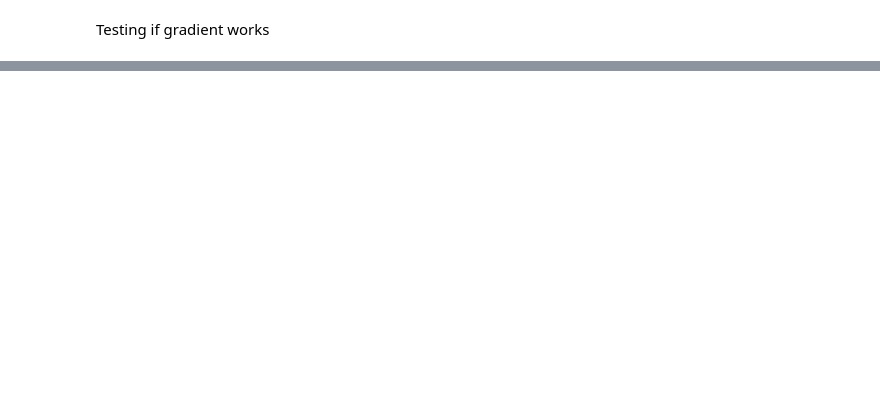
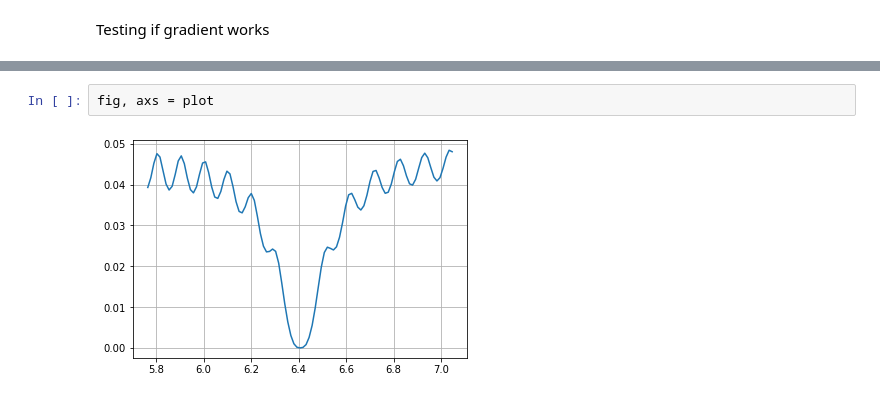
Before and after one commit to Sageblatt/plate_inverse_problem, a Jupyter notebook: examples/Demo.ipynb, the cells around one changed output, grey strips where cells are left out. Saved outputs shown, nothing was run; the diff lists cells and outputs as text; blank space fills up the shorter version.

```diff
--- a/examples/Demo.ipynb
+++ b/examples/Demo.ipynb
@@ -65,0 +162,4 @@ print(loss_and_grad(other_params))
+# %%
+fig, axs = plot
+# %% [output]
+[figure, added]
```
Also changed, not shown: parts of 22 cells of this notebook, 4 other files.
